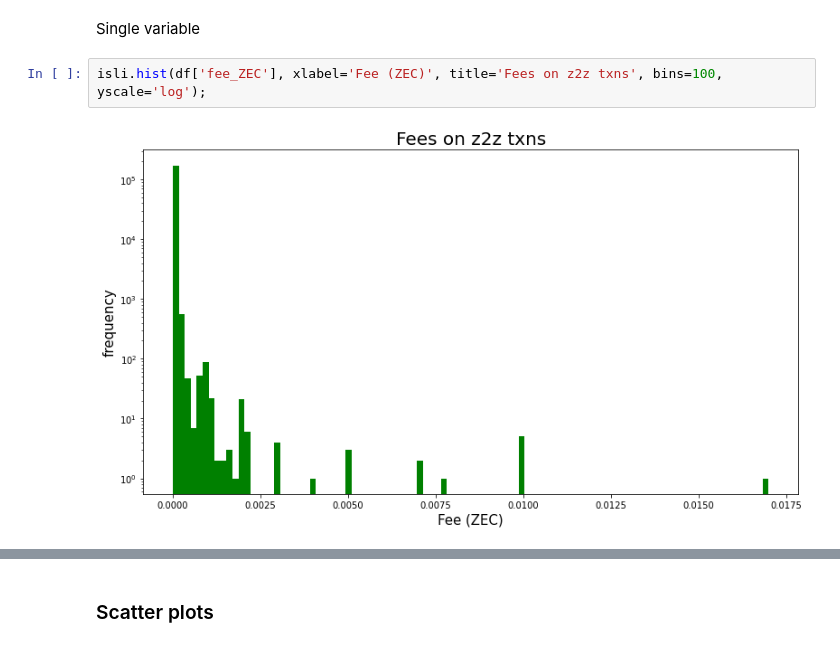
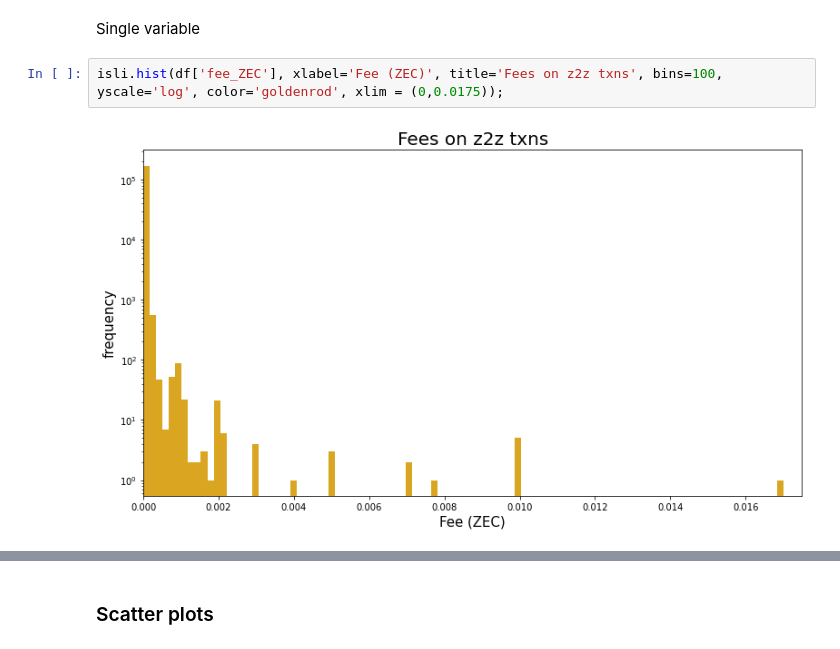
Before and after one commit to Mitchellpkt/z2z-metadata, a Jupyter notebook: analysis/analysis.ipynb, the cells around one changed output, grey strips where cells are left out. Cells and saved outputs as stored; diff of their text form.

```diff
--- a/analysis/analysis.ipynb
+++ b/analysis/analysis.ipynb
@@ -54,6 +54,6 @@ df.describe()
 # %% [markdown]
 Single variable
 # %%
-isli.hist(df['fee_ZEC'], xlabel='Fee (ZEC)', title='Fees on z2z txns', bins=100, yscale='log');
+isli.hist(df['fee_ZEC'], xlabel='Fee (ZEC)', title='Fees on z2z txns', bins=100, yscale='log', color='goldenrod', xlim = (0,0.0175));
 # %% [output]
-[figure, old version]
+[figure, new version]
```
Also changed, not shown: parts of 15 cells of this notebook.
